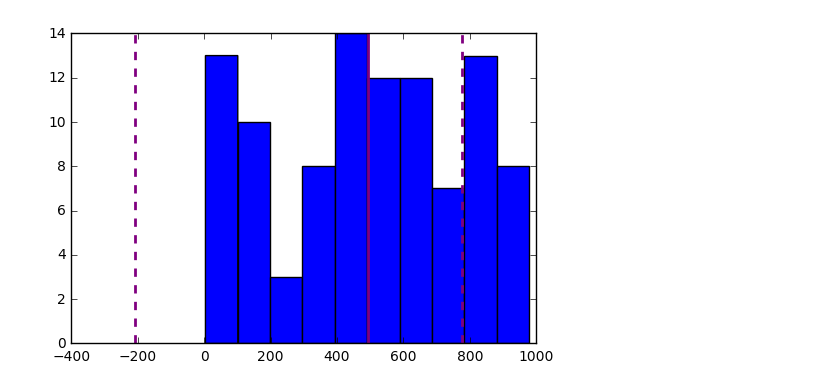
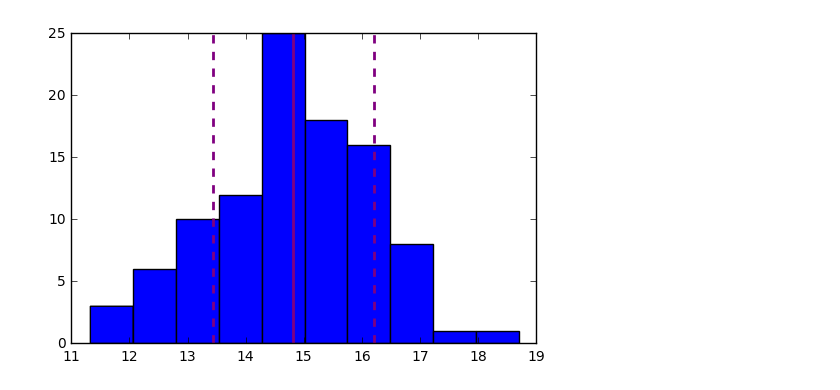
Before and after one commit to mises-dow/Data-Science, a Jupyter notebook: 3.3.4 Descriptive Statistics and Normality.ipynb, the cells around one changed output. Drawn from its saved outputs; the diff is of its cells as text; code cells hidden in the pictures.

```diff
--- a/3.3.4 Descriptive Statistics and Normality.ipynb
+++ b/3.3.4 Descriptive Statistics and Normality.ipynb
@@ -47,10 +71,14 @@ plt.show()
 # %%
-# uniform distribution
-uniform = np.random.uniform(1, 1000, 100)
-plt.hist(uniform)
-plt.axvline(uniform.mean(), color='purple', linestyle='solid', linewidth=2)
-plt.axvline(uniform.std()+uniform.mean(), color='purple', linestyle='dashed', linewidth=2)
-plt.axvline(uniform.std()-uniform.mean(), color='purple', linestyle='dashed', linewidth=2)
+# 2 normal distributions added together
+normal1 = np.random.normal(5, .5, 100)
+normal2 = np.random.normal(10, 1, 100)
+normal3 = np.random.normal(15, 1.5, 100)
+
+
+plt.hist(normal3)
+plt.axvline(normal3.mean(), color='purple', linestyle='solid', linewidth=2)
+plt.axvline(normal3.std()+normal3.mean(), color='purple', linestyle='dashed', linewidth=2)
+plt.axvline(normal3.mean()-normal3.std(), color='purple', linestyle='dashed', linewidth=2)
 plt.show()
 # %% [output]
-[figure, old version]
+[figure, new version]
```
Also changed, not shown: parts of 10 cells of this notebook.
